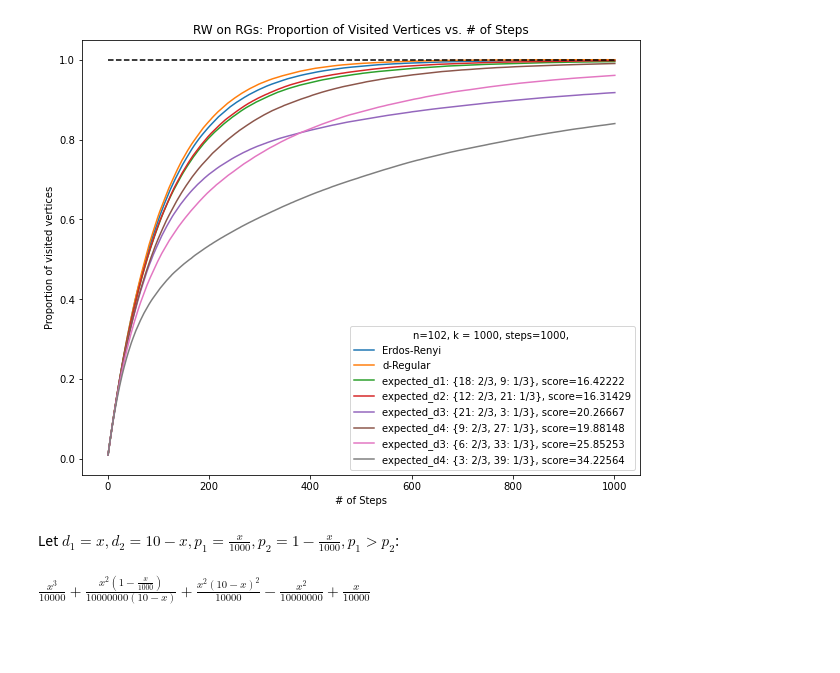
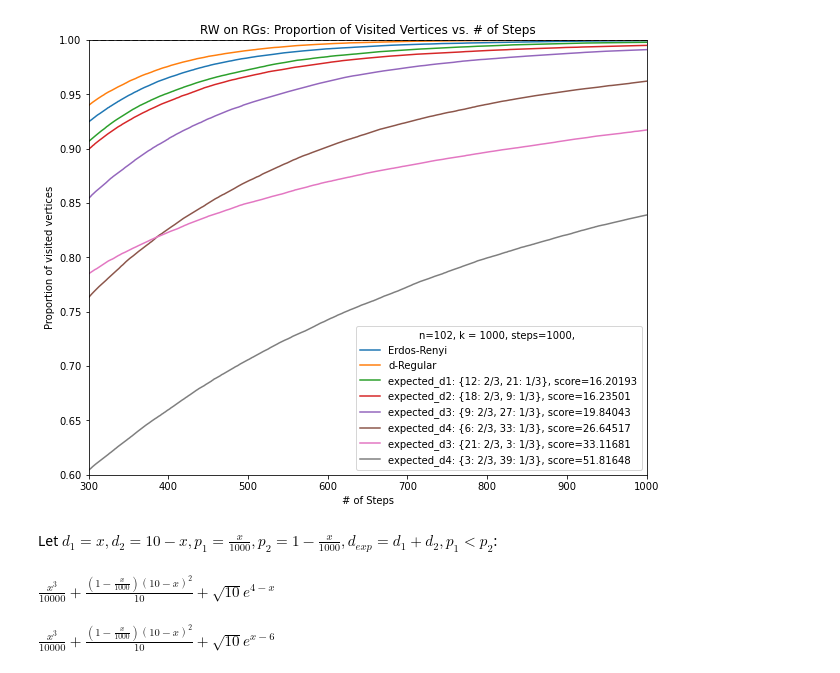
Before and after one commit to andrew-yin/rw-on-rg, a Jupyter notebook: predict_EDP.ipynb, the cells around one changed output. Cells and saved outputs as stored; diff of their text form; code cells hidden in the pictures; blank space fills up the shorter version.

```diff
--- a/predict_EDP.ipynb
+++ b/predict_EDP.ipynb
@@ -41,12 +13,0 @@ Example: expected degree = 10
-# %%
-def score(d_dist, expected_d):
-    from fractions import Fraction
-    score = 0
-    deg, deg_product = [],[]
-    divisor = int(str(Fraction(min(d_dist.values())).limit_denominator()).split('/')[1])
-    for key in sorted(d_dist, key=d_dist.get, reverse=True):
-        score += key*(key*d_dist[key]/expected_d)
-        deg.append(key)
-        deg_product.append(key*d_dist[key])
-    score += abs( (deg[0]-deg_product[0]) + (deg_product[0]/deg_product[-1]) )/(divisor*expected_d)
-    return round(score, 5)
@@ -53,2 +21,15 @@ def score(d_dist, expected_d):
+# %%
+def score(d_dist, exp_d):
+    score = 0
+#     deg_prob = {}
+    d_sum = 0
+    for key in d_dist:
+        score += key*(key*d_dist[key]/exp_d)
+#         deg_prob[key] = key*d_dist[key]
+        d_sum += key
+#     d_sort = sorted(d_dist, key=d_dist.get, reverse=True )
+
+    score += np.sqrt(d_sum) * np.exp(4-min(d_dist.keys()))
+    return round(score, 5)
 # %%
 n, d, steps, walker_class, k = 102, 10, 1000, RandomWalker, 1000
@@ -266,43 +226,56 @@ plt.show()
 # %%
 n, d, steps, walker_class, k = 102, 15, 1000, RandomWalker, 1000
-d_p1, d_p2, d_p3, d_p4 = {18:2/3, 9:1/3}, {12:2/3, 21:1/3}, {21:2/3, 3:1/3}, {9:2/3, 27:1/3}
-d_p5, d_p6 = {6:2/3, 33:1/3}, {3:2/3, 39:1/3}
+d_p1, d_p2, d_p3, d_p4 = {12:2/3, 21:1/3}, {18:2/3, 9:1/3}, {9:2/3, 27:1/3}, {6:2/3, 33:1/3}
+d_p5, d_p6 = {21:2/3, 3:1/3}, {3:2/3, 39:1/3}
 er = Simulator.simulate_w_on_rg_visited_prop(n, d, steps, walker_class, None, k)
 k_reg = Simulator.simulate_w_on_k_regular_visited_prop(n, d, steps, walker_class, None, k)
 ed1 = Simulator.simulate_w_on_ed_visited_prop(n, d_p1, steps, walker_class, None, k)
 ed2 = Simulator.simulate_w_on_ed_visited_prop(n, d_p2, steps, walker_class, None, k)
 ed3 = Simulator.simulate_w_on_ed_visited_prop(n, d_p3, steps, walker_class, None, k)
 ed4 = Simulator.simulate_w_on_ed_visited_prop(n, d_p4, steps, walker_class, None, k)
 ed5 = Simulator.simulate_w_on_ed_visited_prop(n, d_p5, steps, walker_class, None, k)
 ed6 = Simulator.simulate_w_on_ed_visited_prop(n, d_p6, steps, walker_class, None, k)
 t = np.arange(1, len(er)+1, step=1)
 plt.plot(t, er, label='Erdos-Renyi')
 plt.plot(t, k_reg, label='d-Regular')
-plt.plot(t, ed1, label='expected_d1: {18: 2/3, 9: 1/3}, score='+str(score(d_p1, d)))
-plt.plot(t, ed2, label='expected_d2: {12: 2/3, 21: 1/3}, score='+str(score(d_p2, d)))
-plt.plot(t, ed3, label='expected_d3: {21: 2/3, 3: 1/3}, score='+str(score(d_p3, d)))
-plt.plot(t, ed4, label='expected_d4: {9: 2/3, 27: 1/3}, score='+str(score(d_p4, d)))
-plt.plot(t, ed5, label='expected_d3: {6: 2/3, 33: 1/3}, score='+str(score(d_p5, d)))
+plt.plot(t, ed1, label='expected_d1: {12: 2/3, 21: 1/3}, score='+str(score(d_p1, d)))
+plt.plot(t, ed2, label='expected_d2: {18: 2/3, 9: 1/3}, score='+str(score(d_p2, d)))
+plt.plot(t, ed3, label='expected_d3: {9: 2/3, 27: 1/3}, score='+str(score(d_p3, d)))
+plt.plot(t, ed4, label='expected_d4: {6: 2/3, 33: 1/3}, score='+str(score(d_p4, d)))
+plt.plot(t, ed5, label='expected_d3: {21: 2/3, 3: 1/3}, score='+str(score(d_p5, d)))
 plt.plot(t, ed6, label='expected_d4: {3: 2/3, 39: 1/3}, score='+str(score(d_p6, d)))
 plt.title("RW on RGs: Proportion of Visited Vertices vs. # of Steps")
 plt.xlabel("# of Steps")
 plt.ylabel("Proportion of visited vertices")
 plt.hlines(1, 0, len(t), colors='black', linestyles='dashed')
 plt.legend(title='n={:n}, k = {:d}, steps={:d}, '.format(n, k, steps), loc='lower right')
-# plt.xlim(200,250)
-# plt.ylim(0.5, 1)
+plt.xlim(300,1000)
+plt.ylim(0.6, 1)
 plt.show()
 # %% [output]
-[figure, old version]
+[figure, new version]
 # %% [markdown]
-Let $d_1 = x, d_2 = 10-x, p_1 = \frac{x}{1000}, p_2 = 1-\frac{x}{1000}, p_1 > p_2$:
+Let $d_1 = x, d_2 = 10-x, p_1 = \frac{x}{1000}, p_2 = 1-\frac{x}{1000}, d_{exp}=d_1 + d_2, p_1 < p_2$:
 # %%
 import sympy as sp
 sp.var('x')
-sum_comp = (x**3/10000) + ((x*(10-x))**2/10000)
-weight = ( x - (x**2/1000) + (x*(x/1000))/(10-x)*(1-x/1000) )/(10000)
-f = sum_comp + weight
-f
+d_1, d_2 = x, 10-x
+p_1, p_2 = x/1000, 1-x/1000
+p_d = 1000
+d_exp = d_1+d_2
+
+sum_comp = (d_1**2*p_1)/d_exp + (d_2**2*p_2)/d_exp
+# d_1 < d_2
+weight1 = sp.sqrt(d_1+d_2) * sp.exp(4-d_1)
+# d_2 < d_1
+weight2 = sp.sqrt(d_1+d_2) * sp.exp(4-d_2)
+f1 = sum_comp + weight1
+f2 = sum_comp + weight2
+f1
 # %% [output]
-$\displaystyle \frac{x^{3}}{10000} + \frac{x^{2} \left(1 - \frac{x}{1000}\right)}{10000000 \left(10 - x\right)} + \frac{x^{2} \left(10 - x\right)^{2}}{10000} - \frac{x^{2}}{10000000} + \frac{x}{10000}$
+$\displaystyle \frac{x^{3}}{10000} + \frac{\left(1 - \frac{x}{1000}\right) \left(10 - x\right)^{2}}{10} + \sqrt{10} e^{4 - x}$
+# %%
+f2
+# %% [output]
+$\displaystyle \frac{x^{3}}{10000} + \frac{\left(1 - \frac{x}{1000}\right) \left(10 - x\right)^{2}}{10} + \sqrt{10} e^{x - 6}$
 # %%
```
Also changed, not shown: parts of 15 cells of this notebook.
